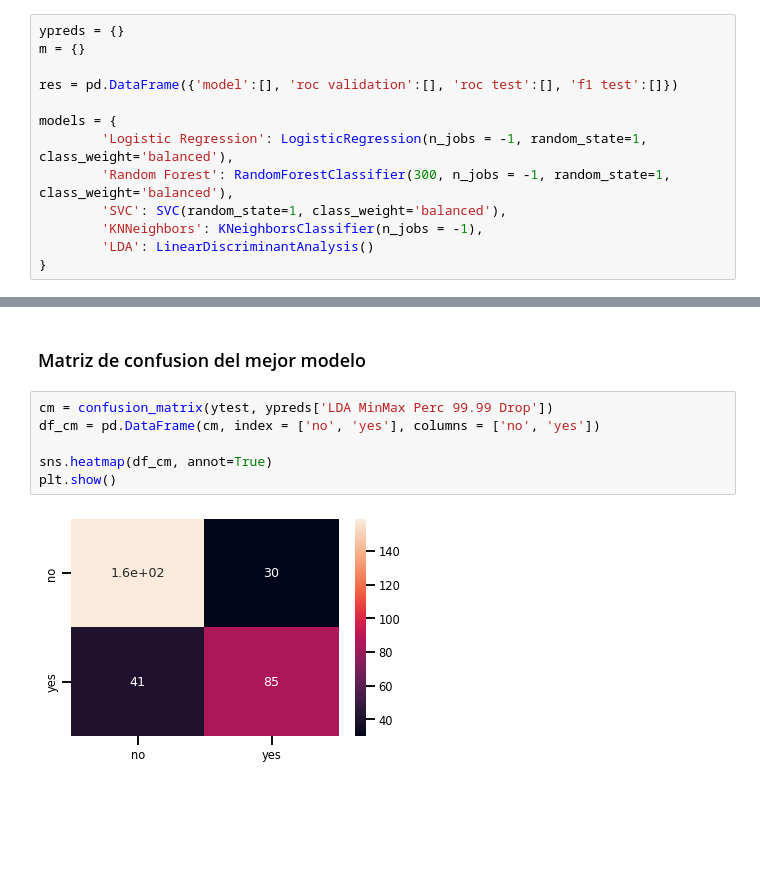
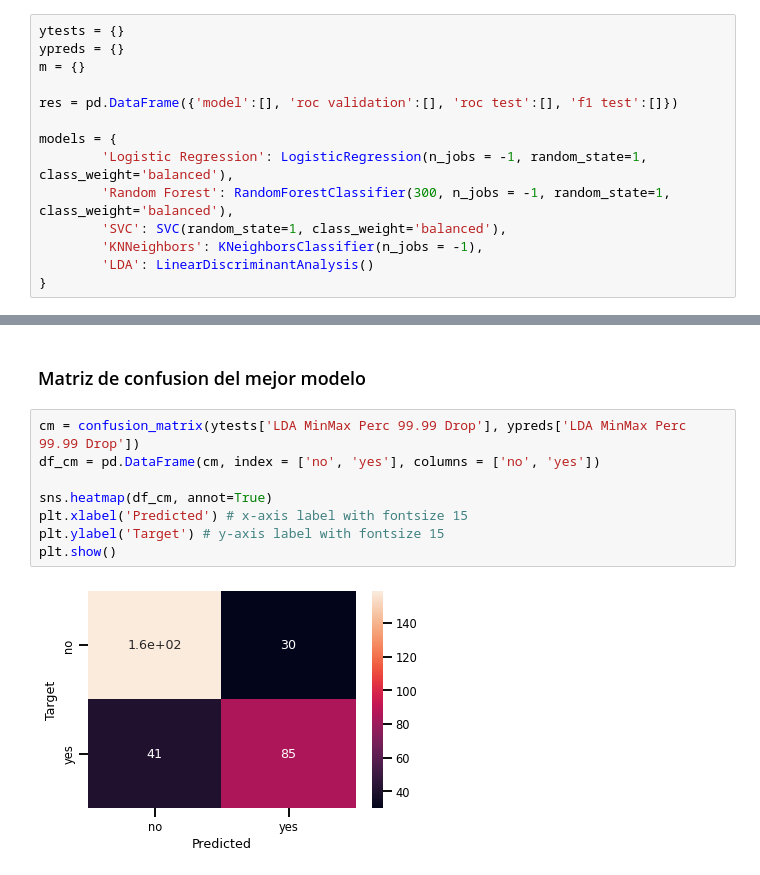
Before and after one commit to tomiambro/ap_automatico, a Jupyter notebook: tp1.ipynb, the cells around one changed output, grey strips where cells are left out. Cells and saved outputs as stored; diff of their text form; blank space fills up the shorter version.

Commit message:
Agregue un refactor para poder calcular conf matrix de cualquier modelo

```diff
--- a/tp1.ipynb
+++ b/tp1.ipynb
@@ -260,6 +260,7 @@ xtrain, xtest, ytrain, ytest = train_test_split(X, y, test_size=0.2, random_stat
 # %% [markdown]
 Definimos los modelos que vamos a entrenar
 # %%
+ytests = {}
 ypreds = {}
 m = {}
 
@@ -566,10 +570,12 @@ res.sort_values('f1 test', ascending=False)
 # %% [markdown]
 ### Matriz de confusion del mejor modelo
 # %%
-cm = confusion_matrix(ytest, ypreds['LDA MinMax Perc 99.99 Drop'])
+cm = confusion_matrix(ytests['LDA MinMax Perc 99.99 Drop'], ypreds['LDA MinMax Perc 99.99 Drop'])
 df_cm = pd.DataFrame(cm, index = ['no', 'yes'], columns = ['no', 'yes'])
 
 sns.heatmap(df_cm, annot=True)
+plt.xlabel('Predicted') # x-axis label with fontsize 15
+plt.ylabel('Target') # y-axis label with fontsize 15
 plt.show()
 # %% [output]
-[figure, old version]
+[figure, new version]
```
Also changed, not shown: parts of 14 cells of this notebook.
